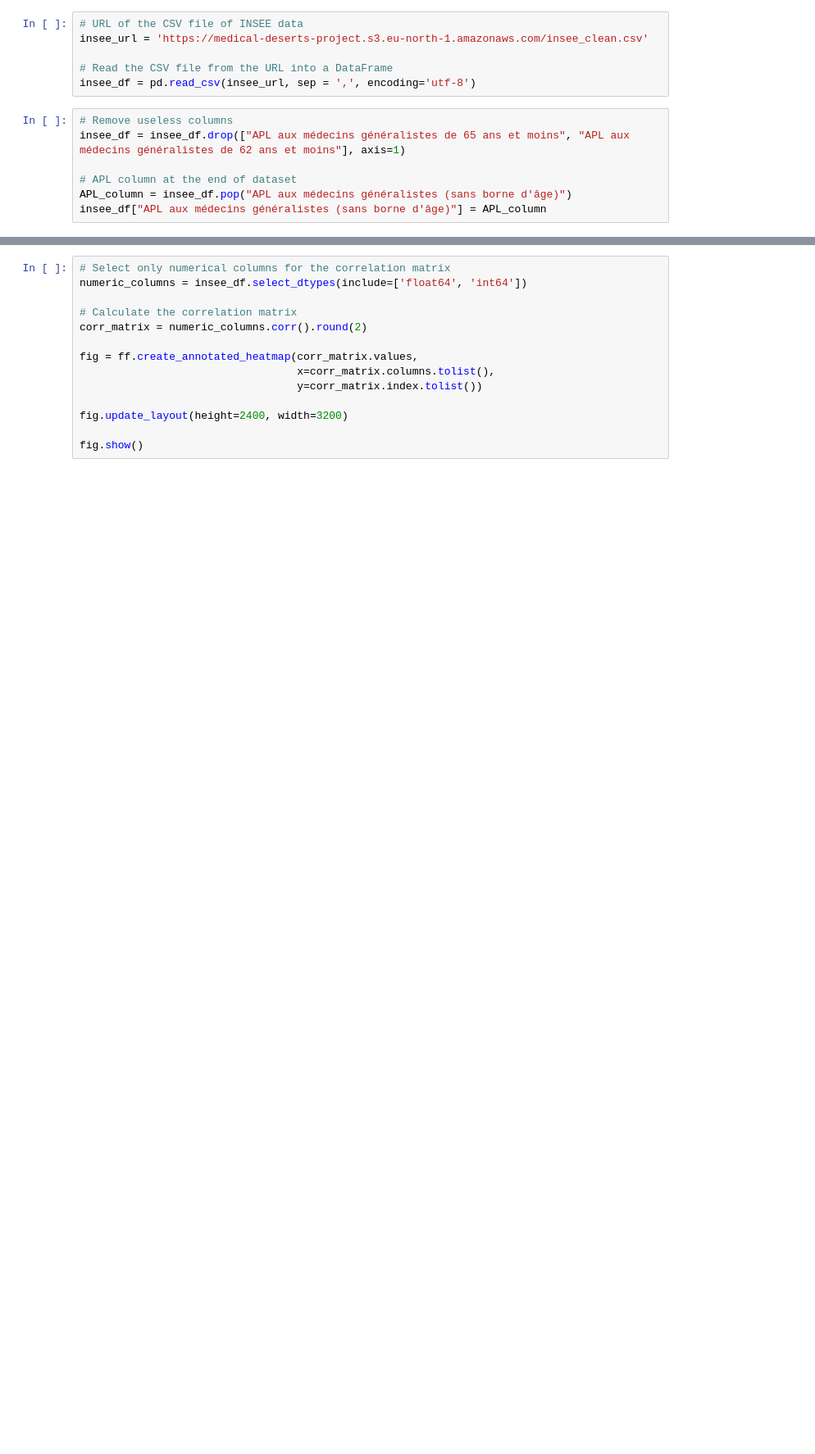
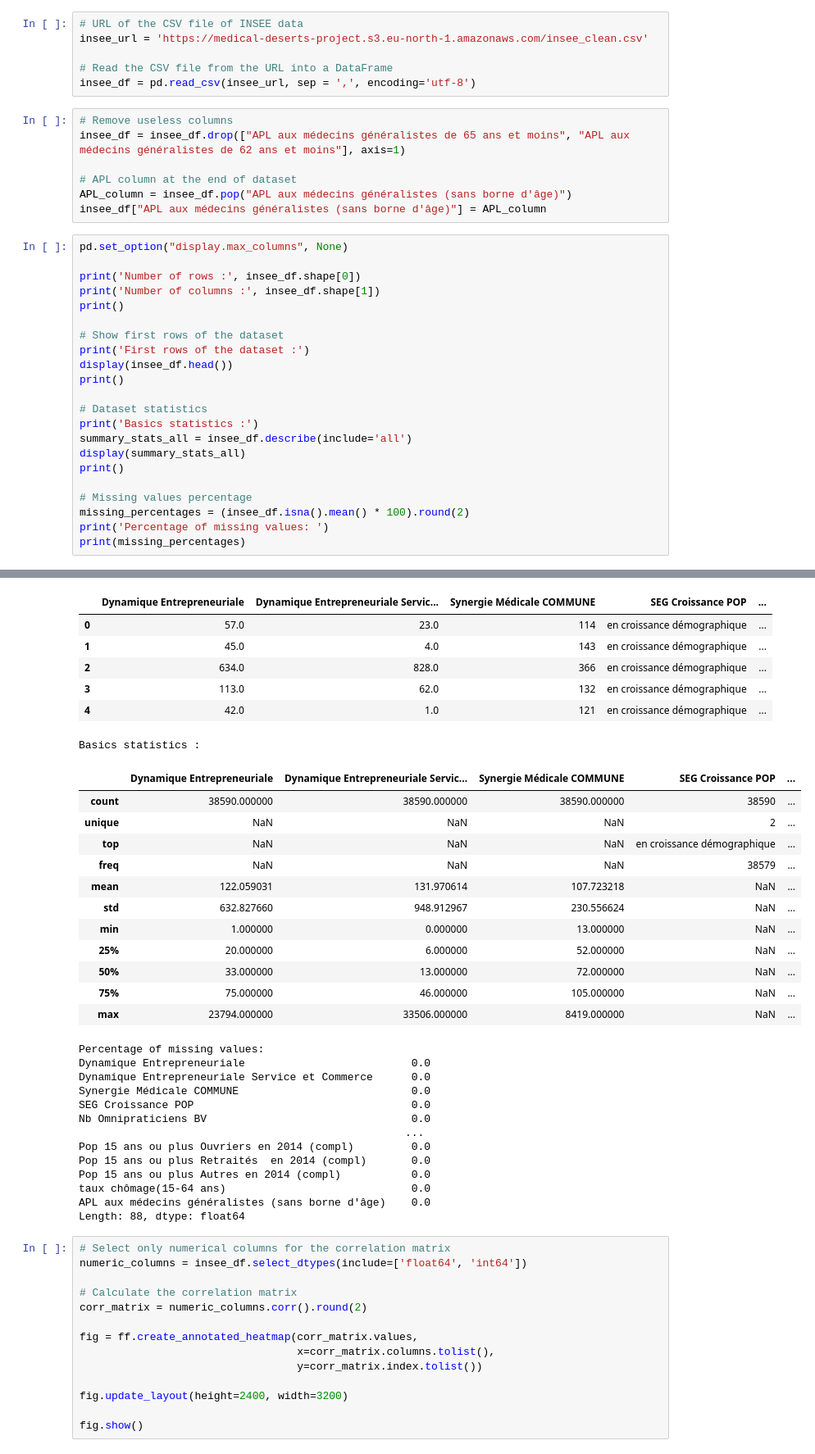
Before and after one commit to AlexCapX/Medical_deserts, a Jupyter notebook: Medical_deserts_02_Correlation_matrix.ipynb, the cells around one changed output, grey strips where cells are left out. Shown at 82% size. Cells and saved outputs as stored; diff of their text form; blank space fills up the shorter version.

```diff
--- a/Medical_deserts_02_Correlation_matrix.ipynb
+++ b/Medical_deserts_02_Correlation_matrix.ipynb
@@ -17,3 +17,26 @@ insee_df = insee_df.drop(["APL aux médecins généralistes de 65 ans et moins",
 # APL column at the end of dataset
 APL_column = insee_df.pop("APL aux médecins généralistes (sans borne d'âge)")
 insee_df["APL aux médecins généralistes (sans borne d'âge)"] = APL_column
+# %%
+pd.set_option("display.max_columns", None)
+
+print('Number of rows :', insee_df.shape[0])
+print('Number of columns :', insee_df.shape[1])
+print()
+
+# Show first rows of the dataset
+print('First rows of the dataset :')
+display(insee_df.head())
+print()
+
+# Dataset statistics
+print('Basics statistics :')
+summary_stats_all = insee_df.describe(include='all')
+display(summary_stats_all)
+print()
+
+# Missing values percentage
+missing_percentages = (insee_df.isna().mean() * 100).round(2)
+print('Percentage of missing values: ')
+print(missing_percentages)
+# %% [output]
@@ -20,3 +47,35 @@ insee_df["APL aux médecins généralistes (sans borne d'âge)"] = APL_column
+|  | Dynamique Entrepreneuriale | Dynamique Entrepreneuriale Servic... | Synergie Médicale COMMUNE | SEG Croissance POP | ... |
+| 0 | 57.0 | 23.0 | 114 | en croissance démographique | ... |
+| 1 | 45.0 | 4.0 | 143 | en croissance démographique | ... |
+| 2 | 634.0 | 828.0 | 366 | en croissance démographique | ... |
+| 3 | 113.0 | 62.0 | 132 | en croissance démographique | ... |
+| 4 | 42.0 | 1.0 | 121 | en croissance démographique | ... |
+Basics statistics :
+|  | Dynamique Entrepreneuriale | Dynamique Entrepreneuriale Servic... | Synergie Médicale COMMUNE | SEG Croissance POP | ... |
+| count | 38590.000000 | 38590.000000 | 38590.000000 | 38590 | ... |
+| unique | NaN | NaN | NaN | 2 | ... |
+| top | NaN | NaN | NaN | en croissance démographique | ... |
+| freq | NaN | NaN | NaN | 38579 | ... |
+| mean | 122.059031 | 131.970614 | 107.723218 | NaN | ... |
+| std | 632.827660 | 948.912967 | 230.556624 | NaN | ... |
+| min | 1.000000 | 0.000000 | 13.000000 | NaN | ... |
+| 25% | 20.000000 | 6.000000 | 52.000000 | NaN | ... |
+| 50% | 33.000000 | 13.000000 | 72.000000 | NaN | ... |
+| 75% | 75.000000 | 46.000000 | 105.000000 | NaN | ... |
+| max | 23794.000000 | 33506.000000 | 8419.000000 | NaN | ... |
+Percentage of missing values:
+Dynamique Entrepreneuriale                          0.0
+Dynamique Entrepreneuriale Service et Commerce      0.0
+Synergie Médicale COMMUNE                           0.0
+SEG Croissance POP                                  0.0
+Nb Omnipraticiens BV                                0.0
+                                                   ...
+Pop 15 ans ou plus Ouvriers en 2014 (compl)         0.0
+Pop 15 ans ou plus Retraités  en 2014 (compl)       0.0
+Pop 15 ans ou plus Autres en 2014 (compl)           0.0
+taux chômage(15-64 ans)                             0.0
+APL aux médecins généralistes (sans borne d'âge)    0.0
+Length: 88, dtype: float64
 # %%
 # Select only numerical columns for the correlation matrix
 numeric_columns = insee_df.select_dtypes(include=['float64', 'int64'])
```
Also changed, not shown: parts of 5 cells of this notebook, 4 other files.
